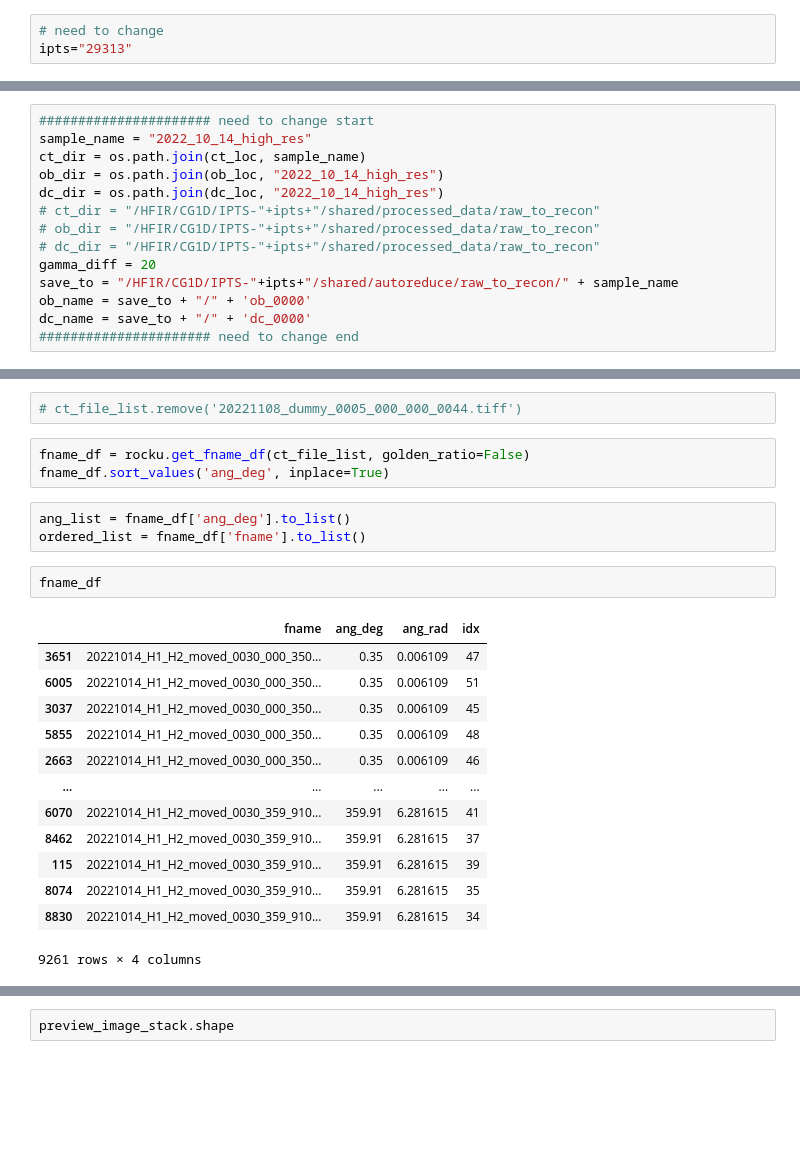
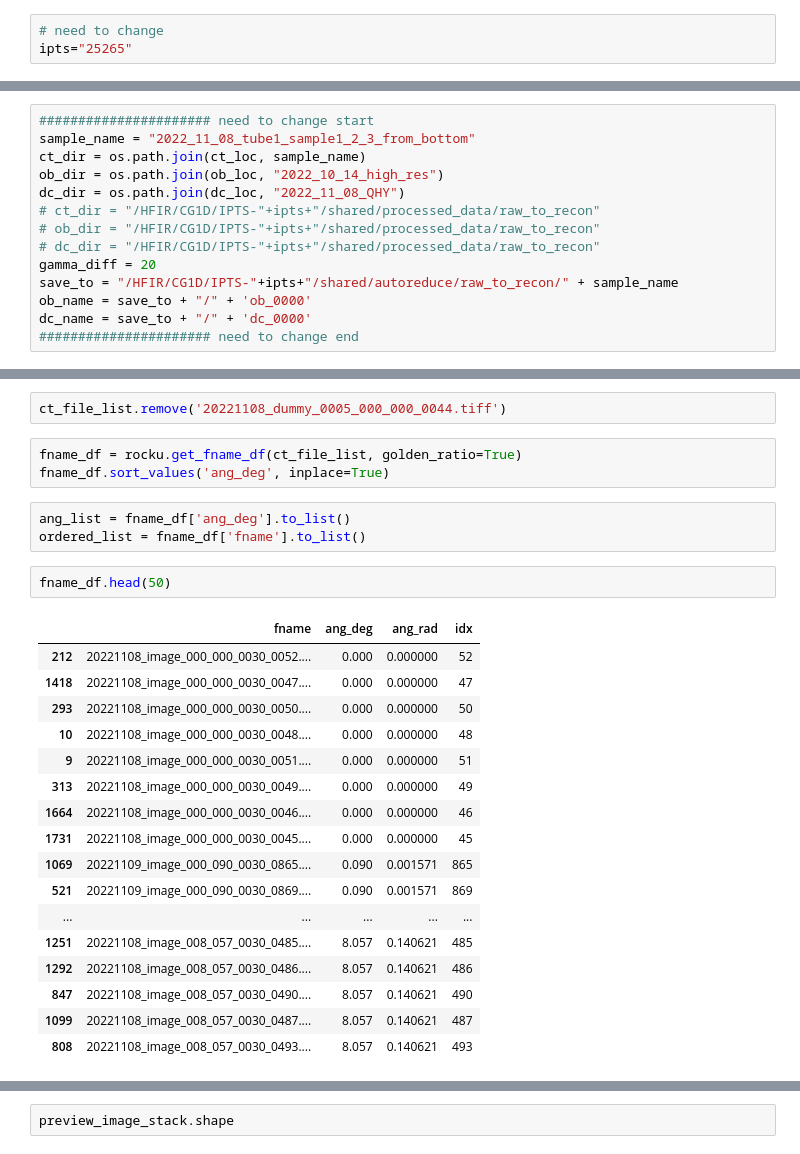
Before and after one commit to zhangy6x/research_stuff, a Jupyter notebook: jupyter_notebooks/norm_recon/preprocess_high_res_files_master.ipynb, the cells around one changed output, grey strips where cells are left out. Drawn from its saved outputs; the diff is of its cells as text; blank space fills up the shorter version.

```diff
--- a/jupyter_notebooks/norm_recon/preprocess_high_res_files_master.ipynb
+++ b/jupyter_notebooks/norm_recon/preprocess_high_res_files_master.ipynb
@@ -12,7 +12,7 @@ import dxchange
 olefile module not found
 # %%
 # need to change
-ipts="29313"
+ipts="25265"
 # %%
 ct_loc = "/HFIR/CG1D/IPTS-"+ipts+"/raw/ct_scans"
 os.listdir(ct_loc)
@@ -35,9 +31,9 @@ os.listdir(dc_loc)
 # %%
 ###################### need to change start
-sample_name = "2022_10_14_high_res"
+sample_name = "2022_11_08_tube1_sample1_2_3_from_bottom"
 ct_dir = os.path.join(ct_loc, sample_name)
 ob_dir = os.path.join(ob_loc, "2022_10_14_high_res")
-dc_dir = os.path.join(dc_loc, "2022_10_14_high_res")
+dc_dir = os.path.join(dc_loc, "2022_11_08_QHY")
 # ct_dir = "/HFIR/CG1D/IPTS-"+ipts+"/shared/processed_data/raw_to_recon"
 # ob_dir = "/HFIR/CG1D/IPTS-"+ipts+"/shared/processed_data/raw_to_recon"
 # dc_dir = "/HFIR/CG1D/IPTS-"+ipts+"/shared/processed_data/raw_to_recon"
@@ -51,29 +47,33 @@ dc_name = save_to + "/" + 'dc_0000'
 # %%
 ct_file_list = os.listdir(ct_dir)
 # %%
-# ct_file_list.remove('20221108_dummy_0005_000_000_0044.tiff')
+ct_file_list.remove('20221108_dummy_0005_000_000_0044.tiff')
 # %%
-fname_df = rocku.get_fname_df(ct_file_list, golden_ratio=False)
+fname_df = rocku.get_fname_df(ct_file_list, golden_ratio=True)
 fname_df.sort_values('ang_deg', inplace=True)
 # %%
 ang_list = fname_df['ang_deg'].to_list()
 ordered_list = fname_df['fname'].to_list()
 # %%
-fname_df
+fname_df.head(50)
 # %% [output]
 |  | fname | ang_deg | ang_rad | idx |
-| 3651 | 20221014_H1_H2_moved_0030_000_350... | 0.35 | 0.006109 | 47 |
-| 6005 | 20221014_H1_H2_moved_0030_000_350... | 0.35 | 0.006109 | 51 |
-| 3037 | 20221014_H1_H2_moved_0030_000_350... | 0.35 | 0.006109 | 45 |
-| 5855 | 20221014_H1_H2_moved_0030_000_350... | 0.35 | 0.006109 | 48 |
-| 2663 | 20221014_H1_H2_moved_0030_000_350... | 0.35 | 0.006109 | 46 |
+| 212 | 20221108_image_000_000_0030_0052.... | 0.000 | 0.000000 | 52 |
+| 1418 | 20221108_image_000_000_0030_0047.... | 0.000 | 0.000000 | 47 |
+| 293 | 20221108_image_000_000_0030_0050.... | 0.000 | 0.000000 | 50 |
+| 10 | 20221108_image_000_000_0030_0048.... | 0.000 | 0.000000 | 48 |
+| 9 | 20221108_image_000_000_0030_0051.... | 0.000 | 0.000000 | 51 |
+| 313 | 20221108_image_000_000_0030_0049.... | 0.000 | 0.000000 | 49 |
+| 1664 | 20221108_image_000_000_0030_0046.... | 0.000 | 0.000000 | 46 |
+| 1731 | 20221108_image_000_000_0030_0045.... | 0.000 | 0.000000 | 45 |
+| 1069 | 20221109_image_000_090_0030_0865.... | 0.090 | 0.001571 | 865 |
+| 521 | 20221109_image_000_090_0030_0869.... | 0.090 | 0.001571 | 869 |
 | ... | ... | ... | ... | ... |
-| 6070 | 20221014_H1_H2_moved_0030_359_910... | 359.91 | 6.281615 | 41 |
-| 8462 | 20221014_H1_H2_moved_0030_359_910... | 359.91 | 6.281615 | 37 |
-| 115 | 20221014_H1_H2_moved_0030_359_910... | 359.91 | 6.281615 | 39 |
-| 8074 | 20221014_H1_H2_moved_0030_359_910... | 359.91 | 6.281615 | 35 |
-| 8830 | 20221014_H1_H2_moved_0030_359_910... | 359.91 | 6.281615 | 34 |
+| 1251 | 20221108_image_008_057_0030_0485.... | 8.057 | 0.140621 | 485 |
+| 1292 | 20221108_image_008_057_0030_0486.... | 8.057 | 0.140621 | 486 |
+| 847 | 20221108_image_008_057_0030_0490.... | 8.057 | 0.140621 | 490 |
+| 1099 | 20221108_image_008_057_0030_0487.... | 8.057 | 0.140621 | 487 |
+| 808 | 20221108_image_008_057_0030_0493.... | 8.057 | 0.140621 | 493 |
-9261 rows × 4 columns
 # %%
 proj180_idx, proj180_ang = rocku.find_idx_by_ang(ang_list, 180)
 proj000_idx, proj000_ang = rocku.find_idx_by_ang(ang_list, 0)
```
Also changed, not shown: parts of 9 cells of this notebook.
